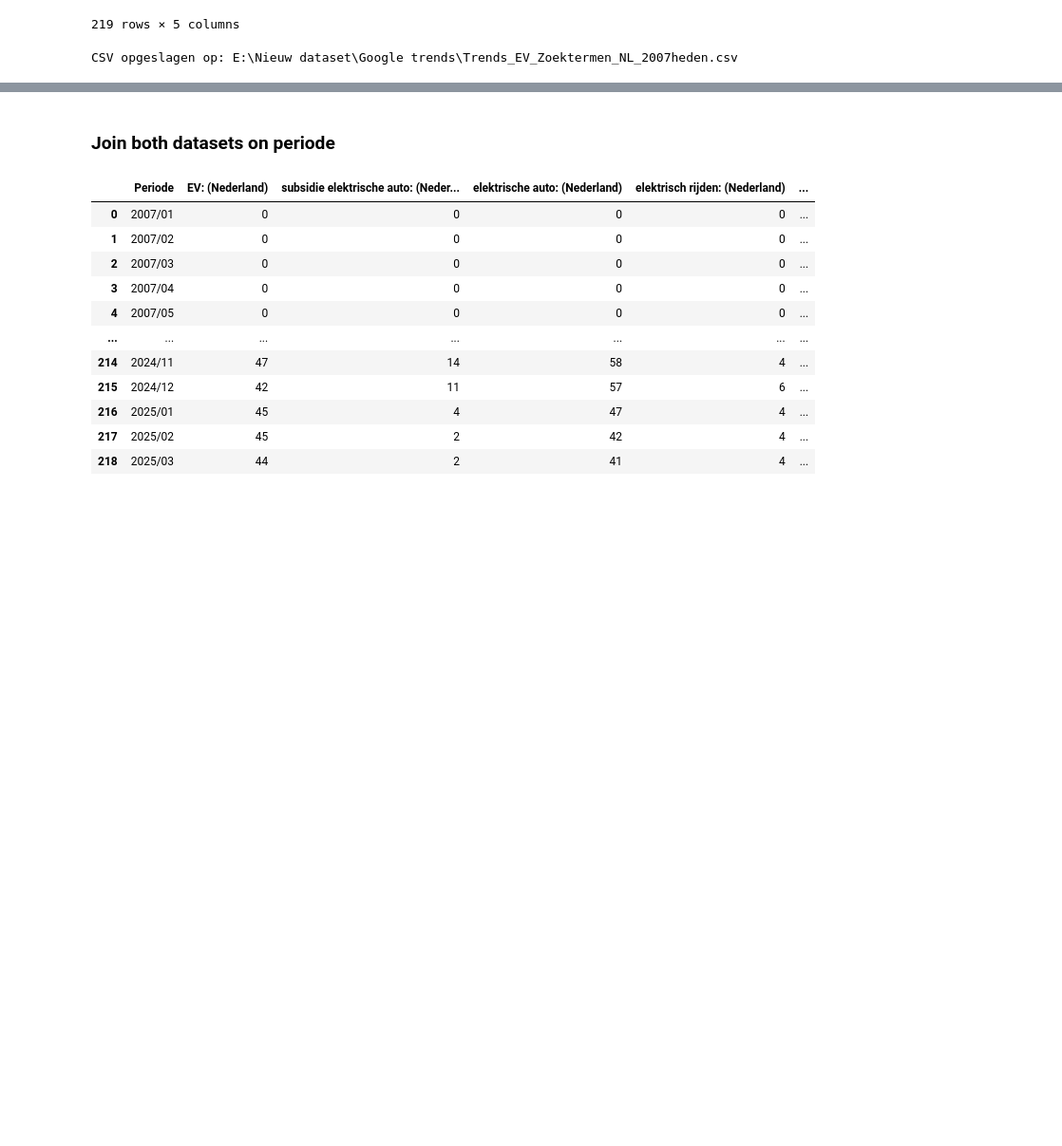
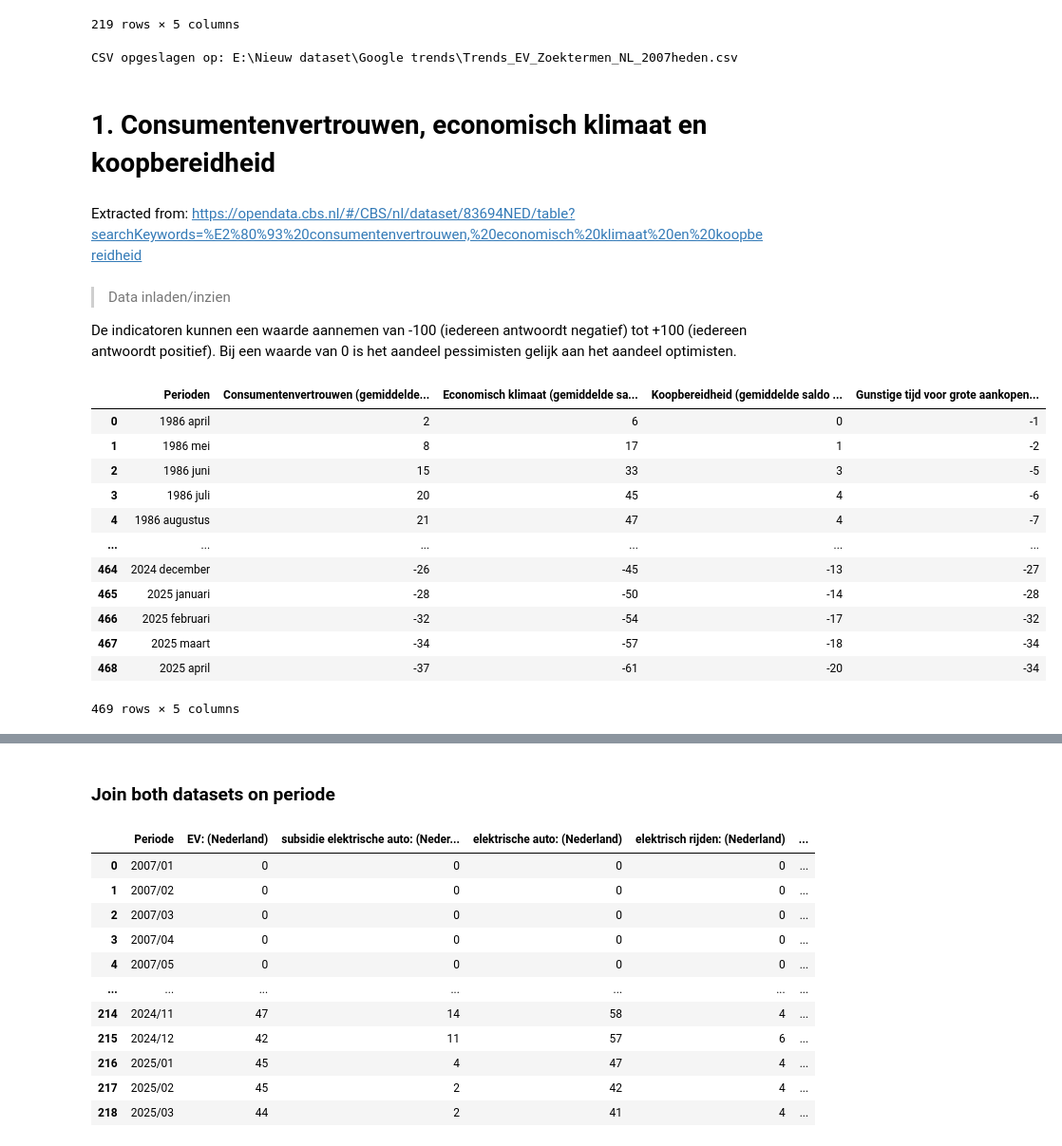
Before and after one commit to DylanHaaz/Tryhard, a Jupyter notebook: v4 _Google_trend/Preprocessing.ipynb, the cells around one changed output, grey strips where cells are left out. Shown at 95% size. Drawn from its saved outputs; the diff is of its cells as text; code cells hidden in the pictures; blank space fills up the shorter version.

```diff
--- a/v4 _Google_trend/Preprocessing.ipynb
+++ b/v4 _Google_trend/Preprocessing.ipynb
@@ -196,3 +196,31 @@ df_trends_Raw.to_csv(output_path, index=False)
 print(f"CSV opgeslagen op: {output_path}")
 # %% [output]
 CSV opgeslagen op: E:\Nieuw dataset\Google trends\Trends_EV_Zoektermen_NL_2007heden.csv
+# %% [markdown]
+# 1. Consumentenvertrouwen, economisch klimaat en koopbereidheid
+# %% [markdown]
+Extracted from: https://opendata.cbs.nl/#/CBS/nl/dataset/83694NED/table?searchKeywords=%E2%80%93%20consumentenvertrouwen,%20economisch%20klimaat%20en%20koopbereidheid
+# %% [markdown]
+ > Data inladen/inzien
+
+De indicatoren kunnen een waarde aannemen van -100 (iedereen antwoordt negatief) tot +100 (iedereen antwoordt positief). Bij een waarde van 0 is het aandeel pessimisten gelijk aan het aandeel optimisten.
+# %%
+
+# 1. Data opnieuw inlezen en kolommen hernoemen
+df_raw = pd.read_csv(r"E:\Nieuw dataset\Consumentenvertrouwen, economisch klimaat en koopbereidheid ongecorrigeerd\Consumentenvertrouwen_12052025_161612.csv", sep=";")
+
+display(df_raw)
+# %% [output]
+|  | Perioden | Consumentenvertrouwen (gemiddelde... | Economisch klimaat (gemiddelde sa... | Koopbereidheid (gemiddelde saldo ... | Gunstige tijd voor grote aankopen... |
+| 0 | 1986 april | 2 | 6 | 0 | -1 |
+| 1 | 1986 mei | 8 | 17 | 1 | -2 |
+| 2 | 1986 juni | 15 | 33 | 3 | -5 |
+| 3 | 1986 juli | 20 | 45 | 4 | -6 |
+| 4 | 1986 augustus | 21 | 47 | 4 | -7 |
+| ... | ... | ... | ... | ... | ... |
+| 464 | 2024 december | -26 | -45 | -13 | -27 |
+| 465 | 2025 januari | -28 | -50 | -14 | -28 |
+| 466 | 2025 februari | -32 | -54 | -17 | -32 |
+| 467 | 2025 maart | -34 | -57 | -18 | -34 |
+| 468 | 2025 april | -37 | -61 | -20 | -34 |
+469 rows × 5 columns
```
Also changed, not shown: parts of 19 cells of this notebook.
